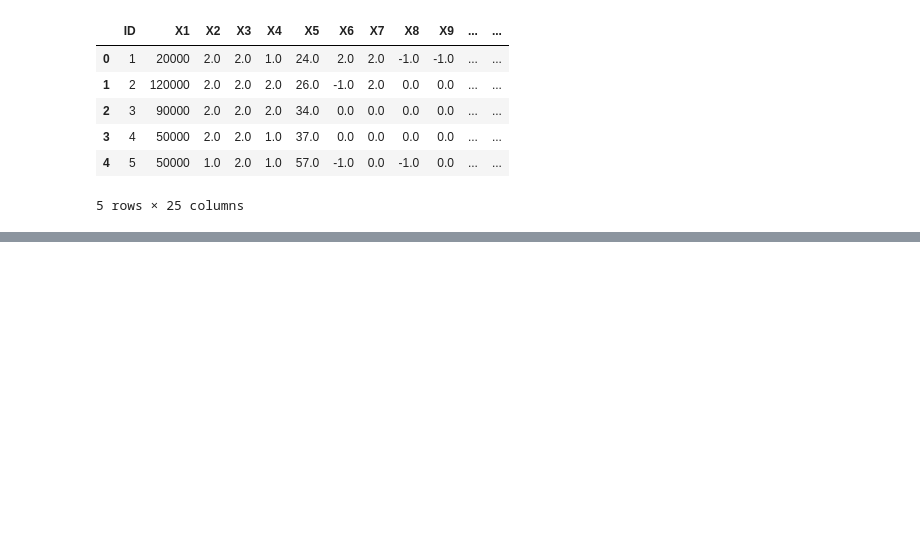
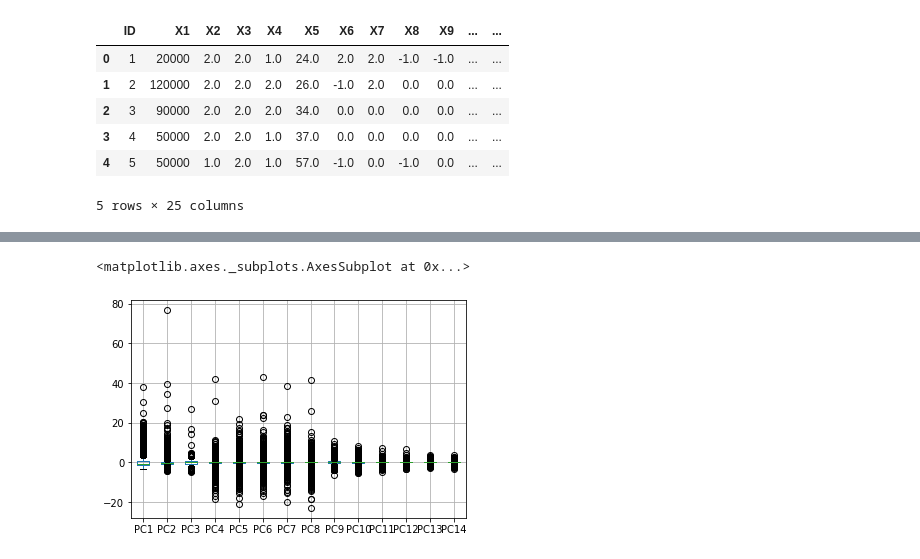
Before and after one commit to PosgradoMNA/actividades-del-projecto-Equipo_43_Carlos_Mendoza_and_Alan_Avelino, a Jupyter notebook: Actividad_Semanal_4_Equipo_43.ipynb, the cells around one changed output, grey strips where cells are left out. Saved outputs shown, nothing was run; the diff lists cells and outputs as text; code cells hidden in the pictures; blank space fills up the shorter version.

```diff
--- a/Actividad_Semanal_4_Equipo_43.ipynb
+++ b/Actividad_Semanal_4_Equipo_43.ipynb
@@ -34,0 +296,4 @@ df.head()
+# %%
+pcs = PCA()
+pcs_t = pcs.fit_transform(df_scaled)
+pcs_t
@@ -34,0 +337,5 @@ df.head()
+# %%
+pcs_labels = [f'PC{i + 1}' for i in range(len(df_scaled.columns))]
+df_pcsSummary.index = pcs_labels
+
+df_pcsSummary
@@ -34,0 +358,5 @@ df.head()
+# %%
+df_pcs = pd.DataFrame(pcs_t, columns = pcs_labels)
+
+print("Varianza total variables originales: ", df_scaled.var().sum())
+print("Varianza total de los componentes: ", df_pcs.var().sum())
@@ -34,0 +437,6 @@ df.head()
+# %%
+df_pca = pd.DataFrame(pcs_t, columns = df_pcs.columns)
+df_pca.boxplot()
+# %% [output]
+<matplotlib.axes._subplots.AxesSubplot at 0x...>
+[figure, added]
```
Also changed, not shown: parts of 34 cells of this notebook.
